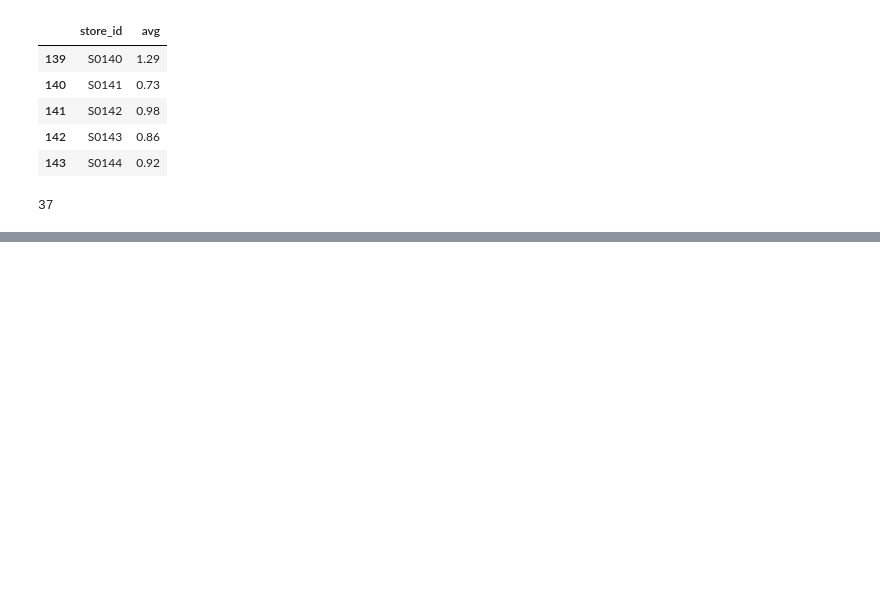
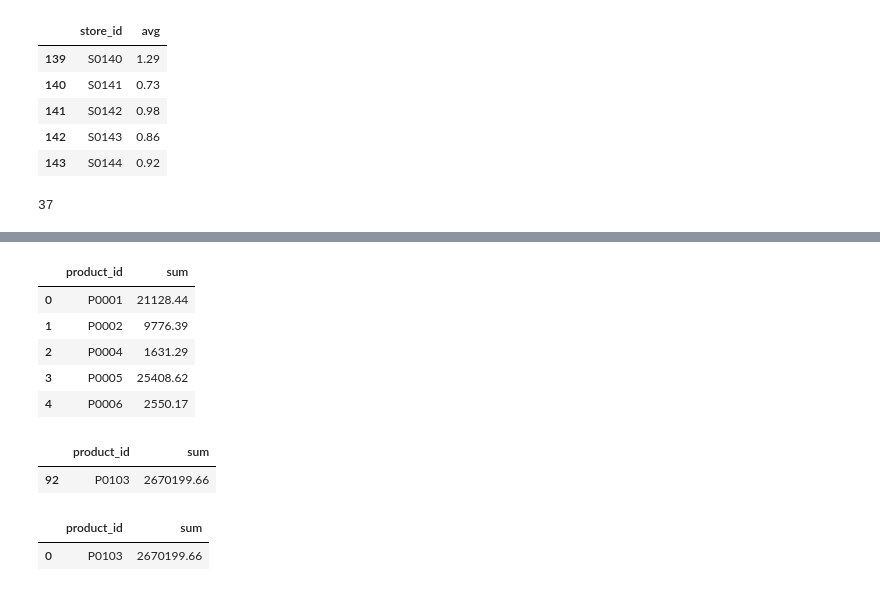
Before and after one commit to ChigozieObika/sql_sales_analysis, a Jupyter notebook: sqlalchemy_analysis.ipynb, the cells around one changed output, grey strips where cells are left out. Cells and saved outputs as stored; diff of their text form; code cells hidden in the pictures; blank space fills up the shorter version.

```diff
--- a/sqlalchemy_analysis.ipynb
+++ b/sqlalchemy_analysis.ipynb
@@ -201,0 +213,26 @@ total_revenue_by_city_id
+# %%
+total_revenue_by_product_id.head()
+# %% [output]
+|  | product_id | sum |
+| 0 | P0001 | 21128.44 |
+| 1 | P0002 | 9776.39 |
+| 2 | P0004 | 1631.29 |
+| 3 | P0005 | 25408.62 |
+| 4 | P0006 | 2550.17 |
+# %%
+total_revenue_by_product_id[
+    total_revenue_by_product_id['sum'] ==
+    total_revenue_by_product_id['sum'].max()
+    ]
+# %% [output]
+|  | product_id | sum |
+| 92 | P0103 | 2670199.66 |
+# %%
+product_max_revenue = pd.read_sql(
+'SELECT * FROM(SELECT sales.product_id, CAST(SUM(revenue) AS DECIMAL (10,2)) FROM sales INNER JOIN product ON product.product_id=sales.product_id GROUP BY sales.product_id ORDER BY sum DESC) AS result WHERE result.sum IS NOT NULL LIMIT 1',
+engine
+)
+product_max_revenue
+# %% [output]
+|  | product_id | sum |
+| 0 | P0103 | 2670199.66 |
```
Also changed, not shown: parts of 4 cells of this notebook, 1 other file.
